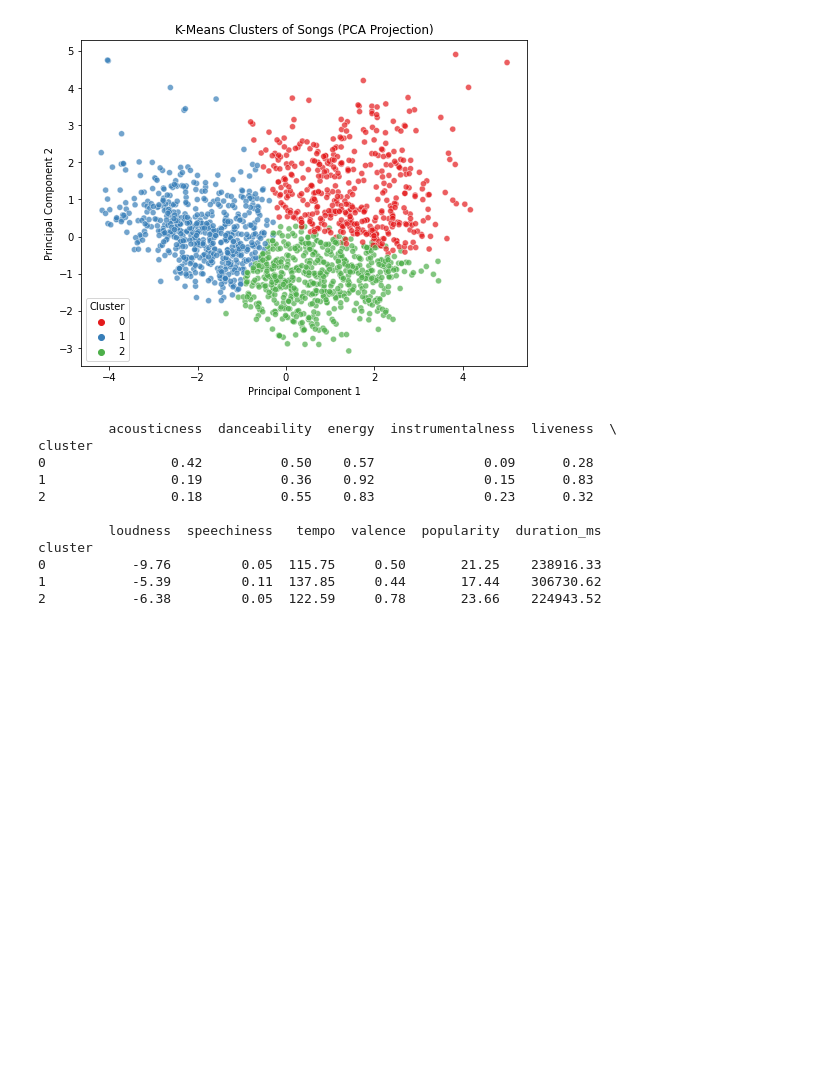
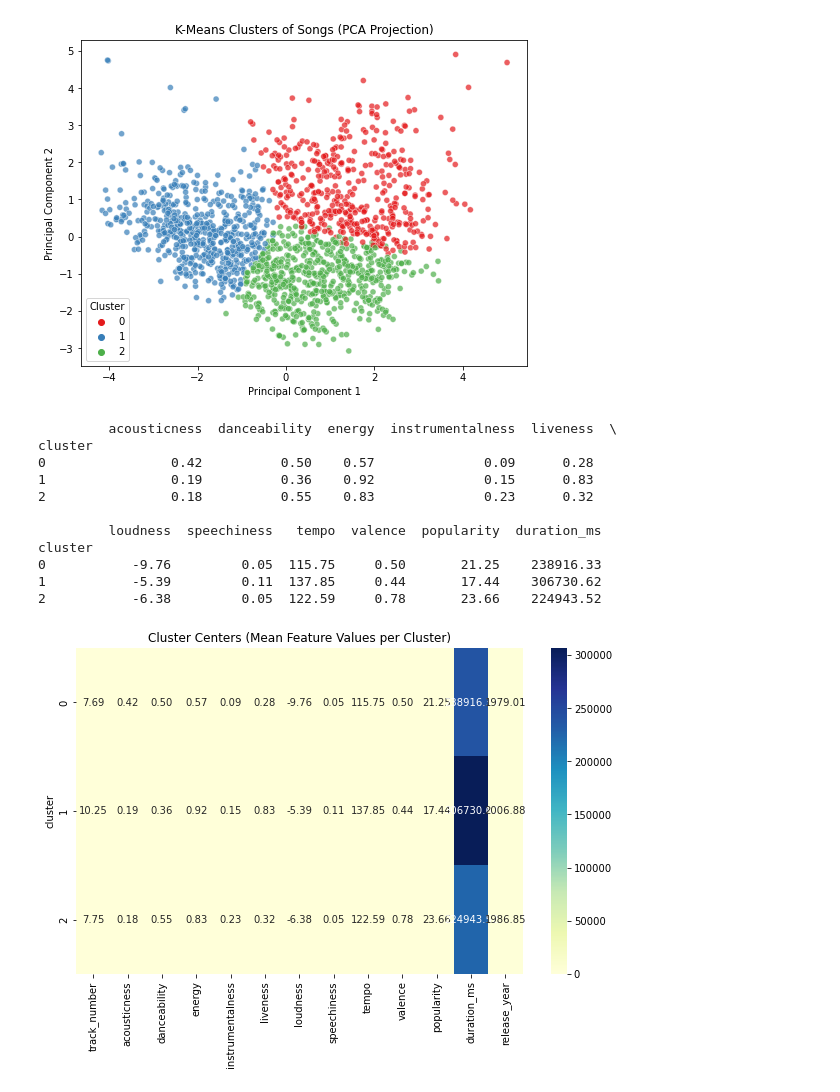
Before and after one commit to NitinJayavarapu12/Creating-cohorts-of-songs, a Jupyter notebook: Cohort_code.ipynb, the cells around one changed output. Cells and saved outputs as stored; diff of their text form; code cells hidden in the pictures; blank space fills up the shorter version.

```diff
--- a/Cohort_code.ipynb
+++ b/Cohort_code.ipynb
@@ -172,9 +172,9 @@ X_cluster = pca_features[:, :8]  # Using first 8 principal components
 
 for k in range(2, 11):
     kmeans = KMeans(n_clusters=k, random_state=42)
-    kmeans.fit(x_cluster)
+    kmeans.fit(X_cluster)
     wcss.append(kmeans.inertia_)
-    silhouette_avg = silhouette_score(x_cluster, kmeans.labels_)
+    silhouette_avg = silhouette_score(X_cluster, kmeans.labels_)
     silhouette_scores.append(silhouette_avg)
 
 plt.figure(figsize=(12, 5))
@@ -230,3 +230,12 @@ cluster
 0           -9.76         0.05  115.75     0.50       21.25    238916.33
 1           -5.39         0.11  137.85     0.44       17.44    306730.62
 2           -6.38         0.05  122.59     0.78       23.66    224943.52
+# %%
+cluster_means = df.groupby("cluster").mean(numeric_only=True)
+
+plt.figure(figsize=(10,6))
+sns.heatmap(cluster_means, cmap="YlGnBu", annot=True, fmt=".2f")
+plt.title("Cluster Centers (Mean Feature Values per Cluster)")
+plt.show()
+# %% [output]
+[figure, added]
```
Also changed, not shown: parts of 2 cells of this notebook.
